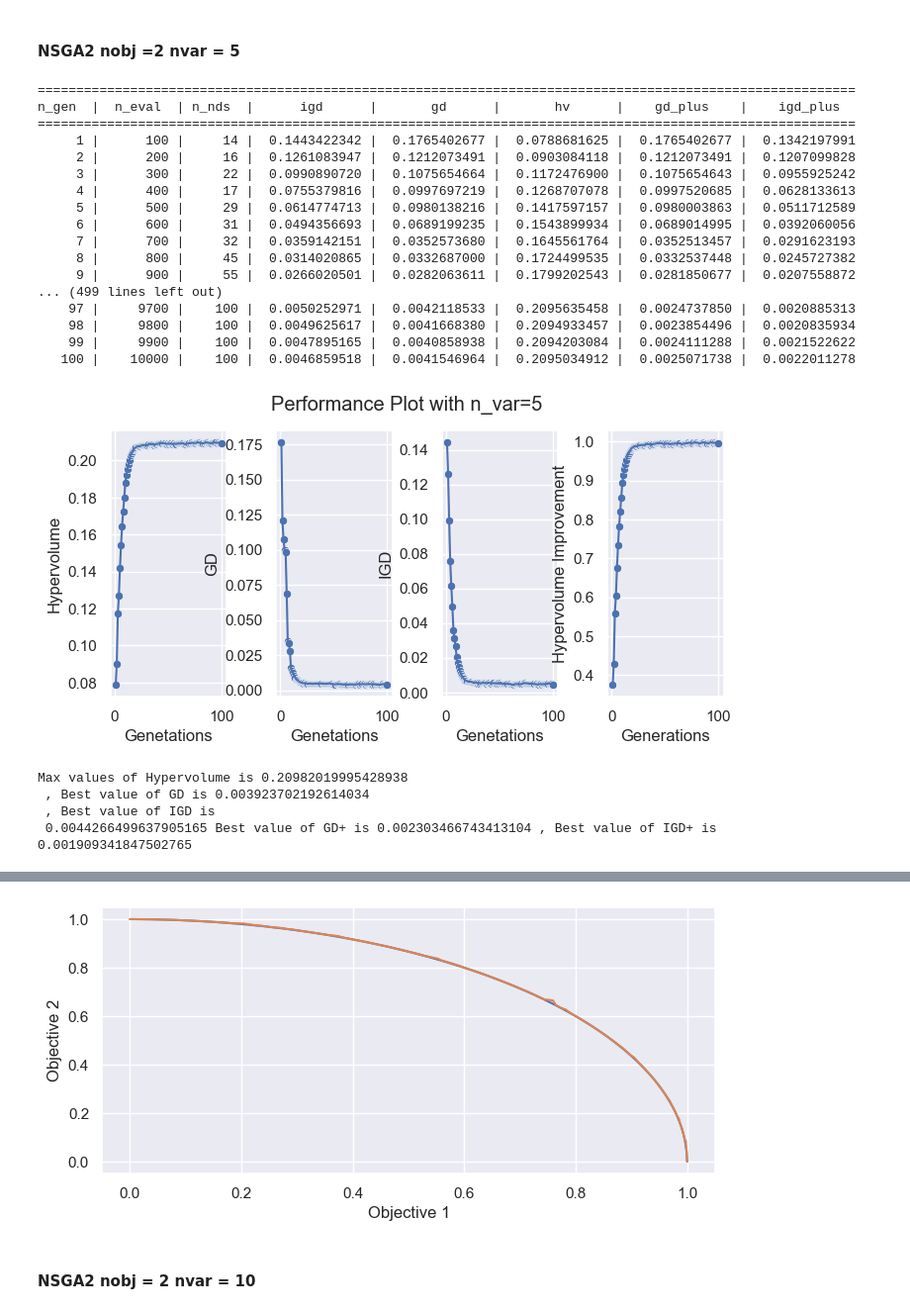
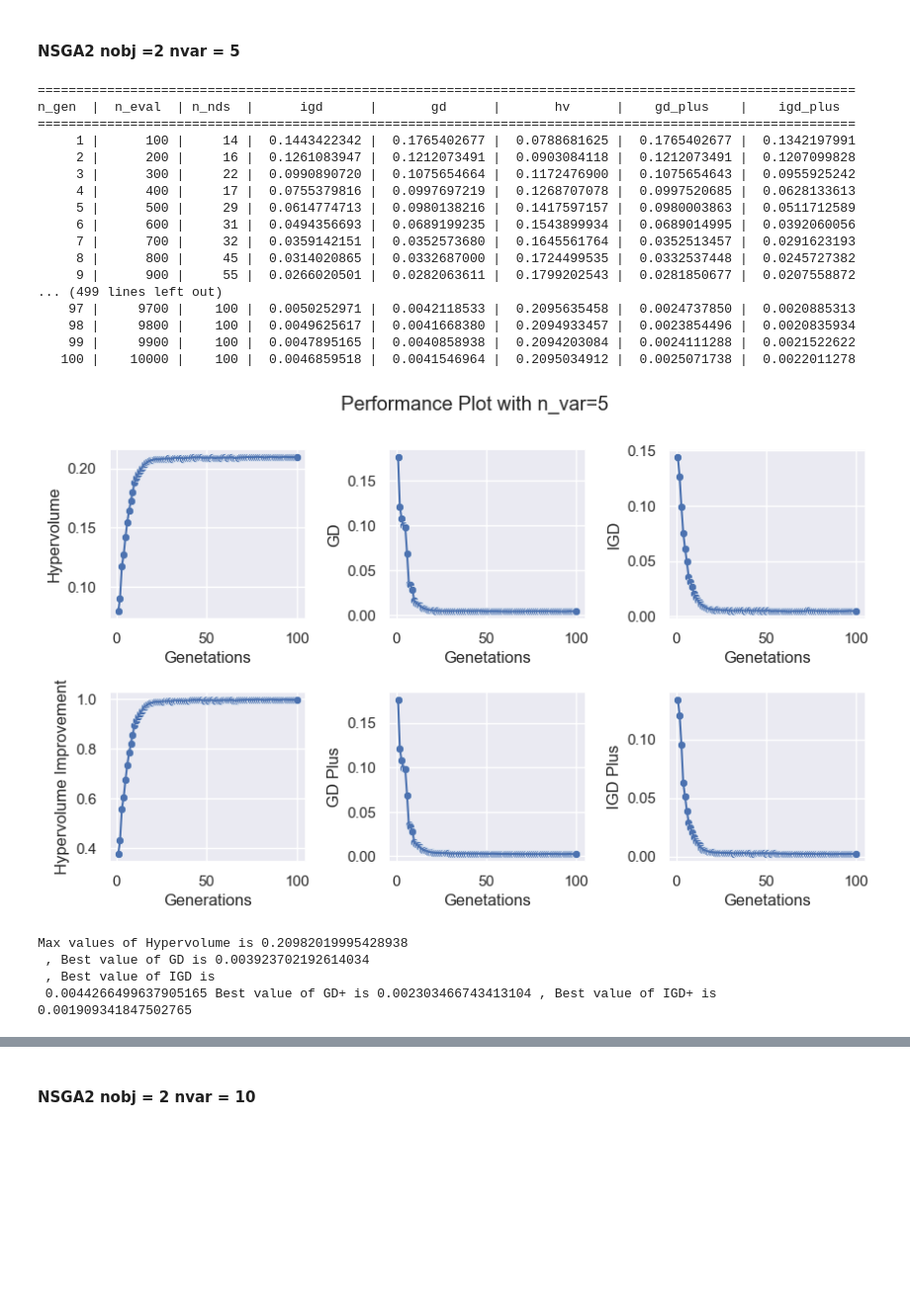
Before and after one commit to arjun8009/Python-Exeter, a Jupyter notebook: Multi Objective Optimization/COMM-510 CA-1.ipynb, the cells around one changed output, grey strips where cells are left out. Shown at 99% size. Drawn from its saved outputs; the diff is of its cells as text; code cells hidden in the pictures; blank space fills up the shorter version.

```diff
--- a/Multi Objective Optimization/COMM-510 CA-1.ipynb
+++ b/Multi Objective Optimization/COMM-510 CA-1.ipynb
@@ -895,7 +899,7 @@ import pandas as pd
 plt.rcParams["figure.figsize"] = [10.00, 5.50]
 #plt.rcParams["figure.autolayout"] = True
 fig,axes = plt.subplots(2,3)
-fig.suptitle('Performance Plot with n_var=2')
+fig.suptitle('Performance Plot with n_var=5')
 sns.set_theme(style="darkgrid")
 fig.subplots_adjust(hspace=0.725, wspace=0.425)
 sns.scatterplot(x=list(range(1,101)),y=data_avg_hyp_improvement,ax=axes[0,0])
@@ -932,34 +936,34 @@ problem = DTLZ2(n_obj=2)
 original_pareto_front = problem.pareto_front()
 original_objective_1 = [i[0] for i in original_pareto_front]
 original_objective_2 = [i[1] for i in original_pareto_front]
 optimized_result = model_list_nsga2[0]
 optimized_objectives  = optimized_result.F
 optimized_objective_1 = [i[0] for i in optimized_objectives]
 optimized_objective_2 = [i[1] for i in optimized_objectives]
 sns.lineplot(x=original_objective_1,y=original_objective_2)
 sns.lineplot(x=optimized_objective_1,y=optimized_objective_2)
 plt.xlabel("Objective 1")
 plt.ylabel("Objective 2")
 plt.show()
 # %% [output]
 ==========================================================================================================
 n_gen  |  n_eval  | n_nds  |      igd      |       gd      |       hv      |    gd_plus    |    igd_plus
 ==========================================================================================================
      1 |      100 |     14 |  0.1443422342 |  0.1765402677 |  0.0788681625 |  0.1765402677 |  0.1342197991
      2 |      200 |     16 |  0.1261083947 |  0.1212073491 |  0.0903084118 |  0.1212073491 |  0.1207099828
      3 |      300 |     22 |  0.0990890720 |  0.1075654664 |  0.1172476900 |  0.1075654643 |  0.0955925242
      4 |      400 |     17 |  0.0755379816 |  0.0997697219 |  0.1268707078 |  0.0997520685 |  0.0628133613
      5 |      500 |     29 |  0.0614774713 |  0.0980138216 |  0.1417597157 |  0.0980003863 |  0.0511712589
      6 |      600 |     31 |  0.0494356693 |  0.0689199235 |  0.1543899934 |  0.0689014995 |  0.0392060056
      7 |      700 |     32 |  0.0359142151 |  0.0352573680 |  0.1645561764 |  0.0352513457 |  0.0291623193
      8 |      800 |     45 |  0.0314020865 |  0.0332687000 |  0.1724499535 |  0.0332537448 |  0.0245727382
      9 |      900 |     55 |  0.0266020501 |  0.0282063611 |  0.1799202543 |  0.0281850677 |  0.0207558872
 ... (499 lines left out)
     97 |     9700 |    100 |  0.0050252971 |  0.0042118533 |  0.2095635458 |  0.0024737850 |  0.0020885313
     98 |     9800 |    100 |  0.0049625617 |  0.0041668380 |  0.2094933457 |  0.0023854496 |  0.0020835934
     99 |     9900 |    100 |  0.0047895165 |  0.0040858938 |  0.2094203084 |  0.0024111288 |  0.0021522622
    100 |    10000 |    100 |  0.0046859518 |  0.0041546964 |  0.2095034912 |  0.0025071738 |  0.0022011278
-[figure, old version]
+[figure, new version]
 Max values of Hypervolume is 0.20982019995428938
  , Best value of GD is 0.003923702192614034
  , Best value of IGD is
@@ -968,4 +972,3 @@ Max values of Hypervolume is 0.20982019995428938
-[figure, removed]
 # %% [markdown]
 #### NSGA2 nobj = 2 nvar = 10
 # %%
```
Also changed, not shown: parts of 23 cells of this notebook, 1 other file.
